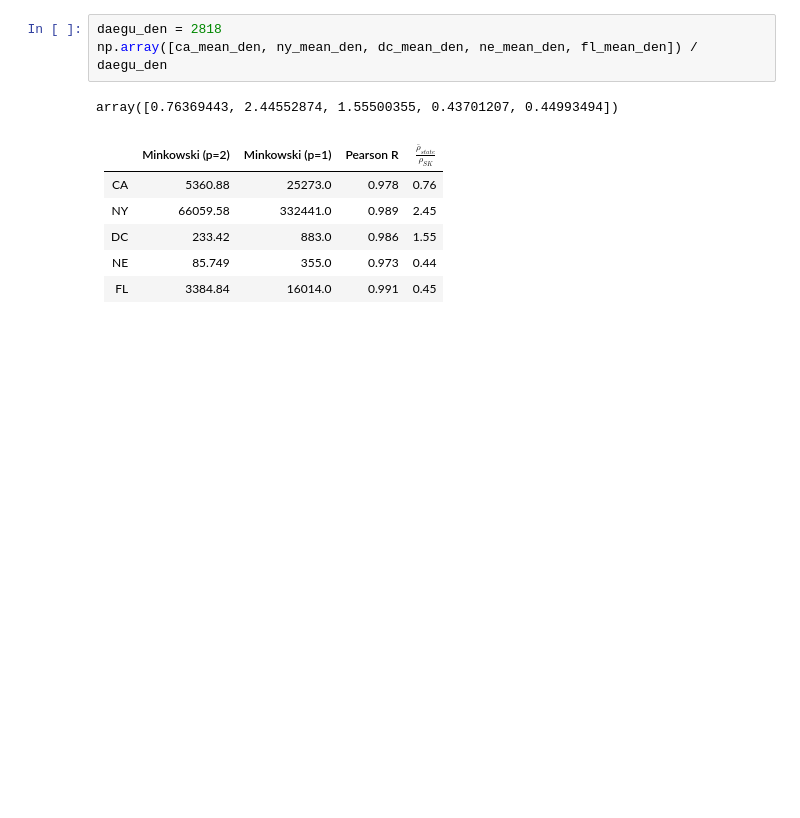
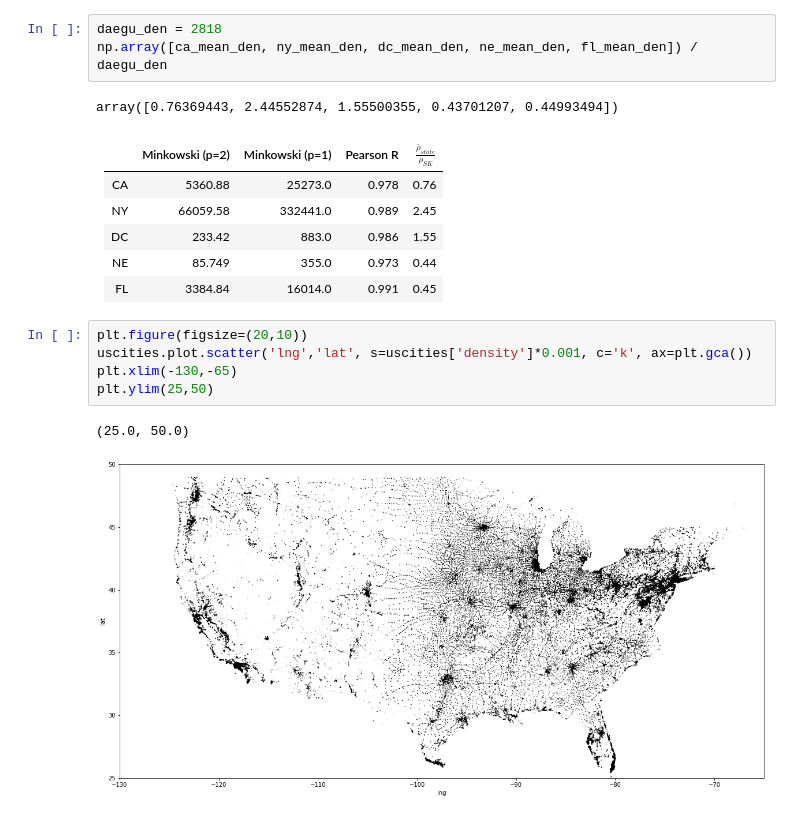
Before and after one commit to RileyWClarke/MLTSA_COVID19, a Jupyter notebook: covid19_dist.ipynb, the cells around one changed output. Cells and saved outputs as stored; diff of their text form; blank space fills up the shorter version.

```diff
--- a/covid19_dist.ipynb
+++ b/covid19_dist.ipynb
@@ -350,3 +360,11 @@ array([0.76369443, 2.44552874, 1.55500355, 0.43701207, 0.44993494])
 |  DC |233.42         |883.0          |0.986    |1.55    |
 |  NE |85.749         |355.0          |0.973    |0.44    |
 |  FL |3384.84        |16014.0        |0.991    |0.45    |
+# %%
+plt.figure(figsize=(20,10))
+uscities.plot.scatter('lng','lat', s=uscities['density']*0.001, c='k', ax=plt.gca())
+plt.xlim(-130,-65)
+plt.ylim(25,50)
+# %% [output]
+(25.0, 50.0)
+[figure, added]
```
Also changed, not shown: parts of 2 cells of this notebook.
